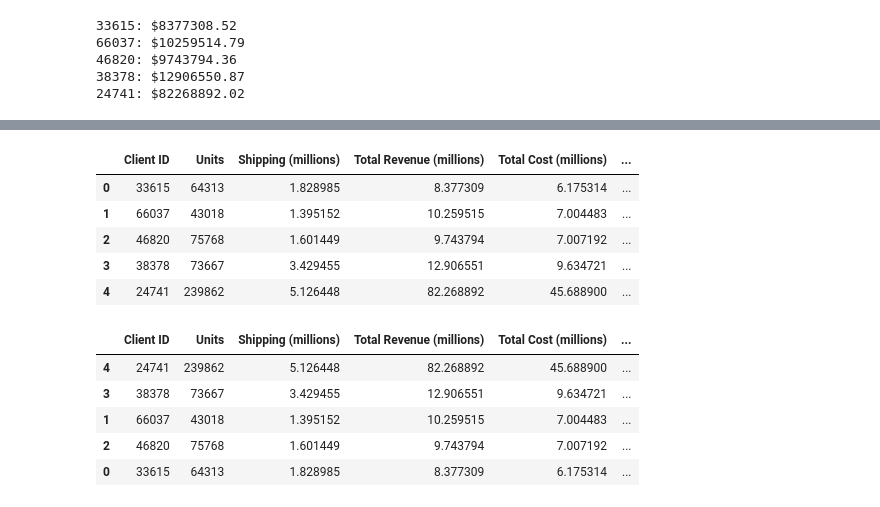
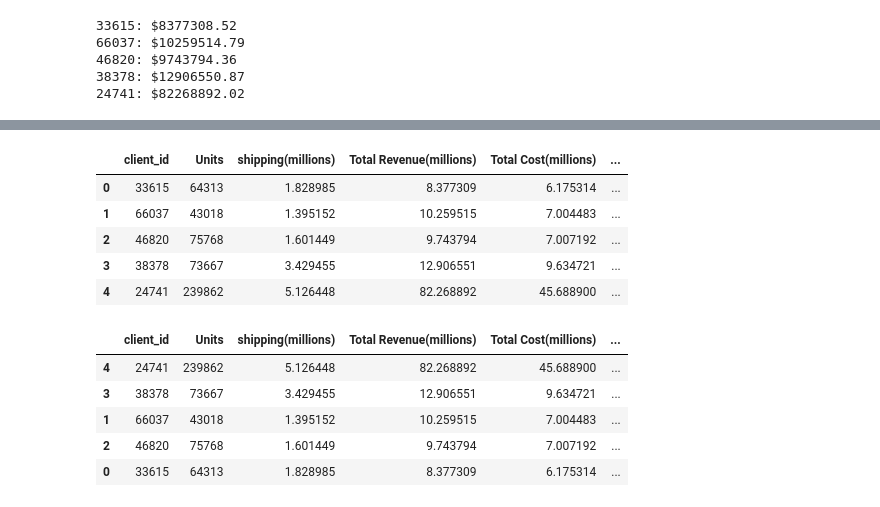
Before and after one commit to ushaprof/pandas_challenge_1, a Jupyter notebook: Starter_Code 4/wholesale_data_analysis_starter_code.ipynb, the cells around one changed output, grey strips where cells are left out. Drawn from its saved outputs; the diff is of its cells as text; code cells hidden in the pictures.

```diff
--- a/Starter_Code 4/wholesale_data_analysis_starter_code.ipynb
+++ b/Starter_Code 4/wholesale_data_analysis_starter_code.ipynb
@@ -213,0 +204,13 @@ for client in top_5_clients:
+# %%
+# Create a summary DataFrame showing the totals for the for the top 5 clients with the following information:
+
+# total units purchased, total shipping price, total revenue, and total profit.
+def client_totals(client, column):
+    client_df = df.loc[df["client_id"] == client,column]
+    return round (client_df.sum(),2)
+client_dict = {"client_id":top_5_clients}
+columns = ["qty","shipping_price","total_price", "line_cost", "line_profit"]
+for column in columns:
+    client_dict[column] = [client_totals(client,column) for client in top_5_clients]
+df_summary = pd.DataFrame(client_dict)
+df_summary
@@ -214,18 +224,30 @@ for client in top_5_clients:
 # %%
 # Format the data and rename the columns to names suitable for presentation.
 
-# Define the money columns.
 
 
+# Define the money columns.
+money_columns = ["shipping_price","total_price", "line_cost", "line_profit"]
+
 # Define a function that converts a dollar amount to millions.
+def currency_format_millions(amount):
+    return (amount/1000000)
 
 
 # Apply the currency_format_millions function to only the money columns.
+for column in money_columns:
+    df_summary[column] = df_summary[column].apply(currency_format_millions)
 
 
 # Rename the columns to reflect the change in the money format.
+df_summary.rename(columns={"qty":"Units",
+                           "shipping_price":"shipping(millions)",
+                           "total_price":"Total Revenue(millions)",
+                           "line_cost":"Total Cost(millions)",
+                           "line_profit":"Total Profit(millions)"},inplace=True)
+df_summary
 # %% [output]
-|  | Client ID | Units | Shipping (millions) | Total Revenue (millions) | Total Cost (millions) | ... |
+|  | client_id | Units | shipping(millions) | Total Revenue(millions) | Total Cost(millions) | ... |
 | 0 | 33615 | 64313 | 1.828985 | 8.377309 | 6.175314 | ... |
 | 1 | 66037 | 43018 | 1.395152 | 10.259515 | 7.004483 | ... |
 | 2 | 46820 | 75768 | 1.601449 | 9.743794 | 7.007192 | ... |
@@ -233,8 +255,10 @@ for client in top_5_clients:
 | 4 | 24741 | 239862 | 5.126448 | 82.268892 | 45.688900 | ... |
 # %%
 # Sort the updated data by "Total Profit (millions)" form highest to lowest and assign the sort to a new DatFrame.
+df_summary_sorted = df_summary.sort_values("Total Profit(millions)",ascending=False)
+df_summary_sorted
 # %% [output]
-|  | Client ID | Units | Shipping (millions) | Total Revenue (millions) | Total Cost (millions) | ... |
+|  | client_id | Units | shipping(millions) | Total Revenue(millions) | Total Cost(millions) | ... |
 | 4 | 24741 | 239862 | 5.126448 | 82.268892 | 45.688900 | ... |
 | 3 | 38378 | 73667 | 3.429455 | 12.906551 | 9.634721 | ... |
 | 1 | 66037 | 43018 | 1.395152 | 10.259515 | 7.004483 | ... |
```
Also changed, not shown: parts of 2 cells of this notebook, 1 other file.
